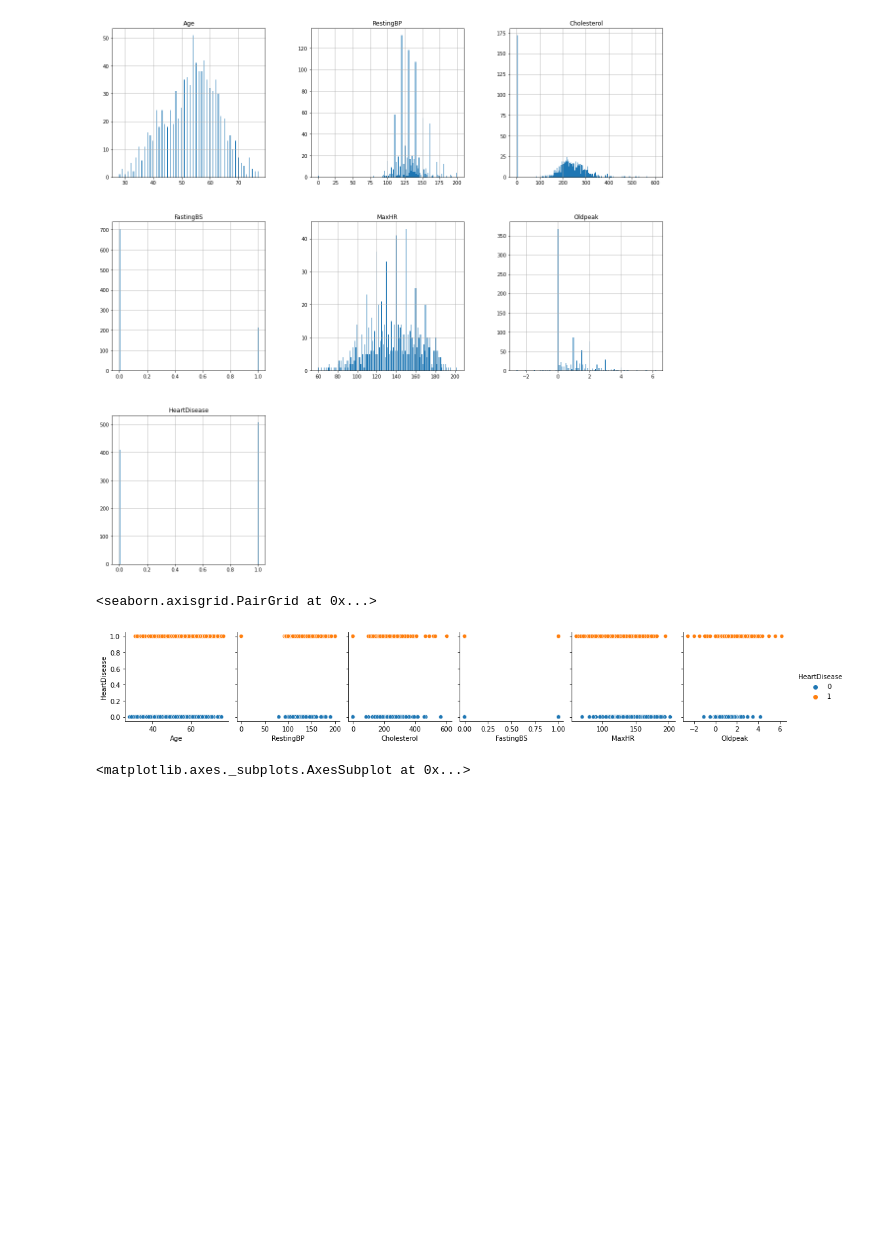
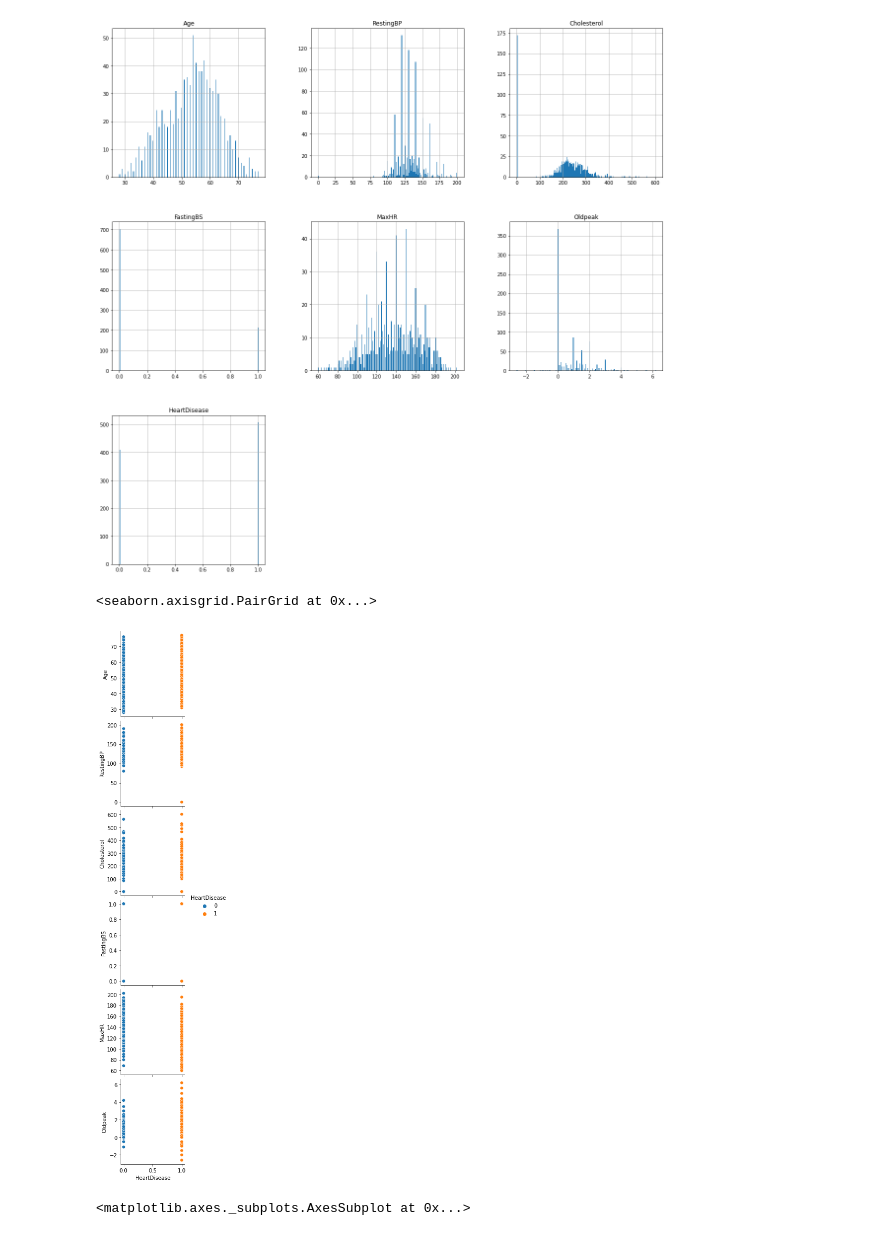
Before and after one commit to alialthiab/Data-Science, a Jupyter notebook: Heart_Disease_classification_project.ipynb, the cells around one changed output. Drawn from its saved outputs; the diff is of its cells as text; code cells hidden in the pictures; blank space fills up the shorter version.

```diff
--- a/Heart_Disease_classification_project.ipynb
+++ b/Heart_Disease_classification_project.ipynb
@@ -7,5 +14,5 @@ import seaborn as sns
 # %%
-heart_df=pd.read_csv("/content/heart.csv")
+heart_df=pd.read_csv("/content/mydrive/MyDrive/Data sets/heart.csv")
 # %% [markdown]
 # Data Exploration
 # %%
@@ -92,15 +111,15 @@ array([[<matplotlib.axes._subplots.AxesSubplot object at 0x...>,
 # %%
 cols = heart_df.columns
 sns.pairplot(
     heart_df,
-    x_vars = ['Age', 'RestingBP', 'Cholesterol', 'FastingBS'
+    y_vars = ['Age', 'RestingBP', 'Cholesterol', 'FastingBS'
        , 'MaxHR', 'Oldpeak', ],
-    y_vars = ["HeartDisease"],
+    x_vars = ["HeartDisease"],
     hue="HeartDisease"
              )
 # %% [output]
 <seaborn.axisgrid.PairGrid at 0x...>
-[figure, old version]
+[figure, new version]
 # %%
 heart_df_Corr=heart_df.corr()
 plt.figure(figsize=(10,8))
```
Also changed, not shown: parts of 40 cells of this notebook.
